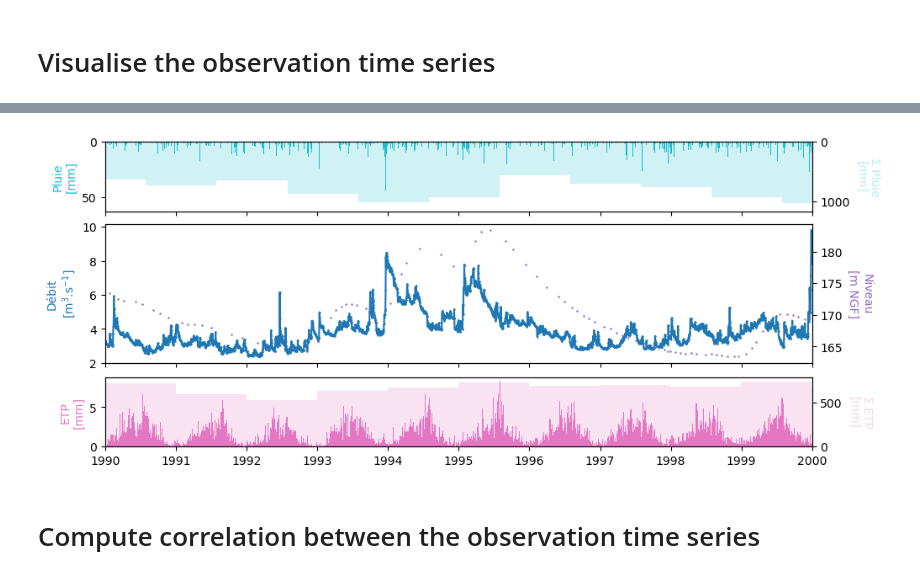
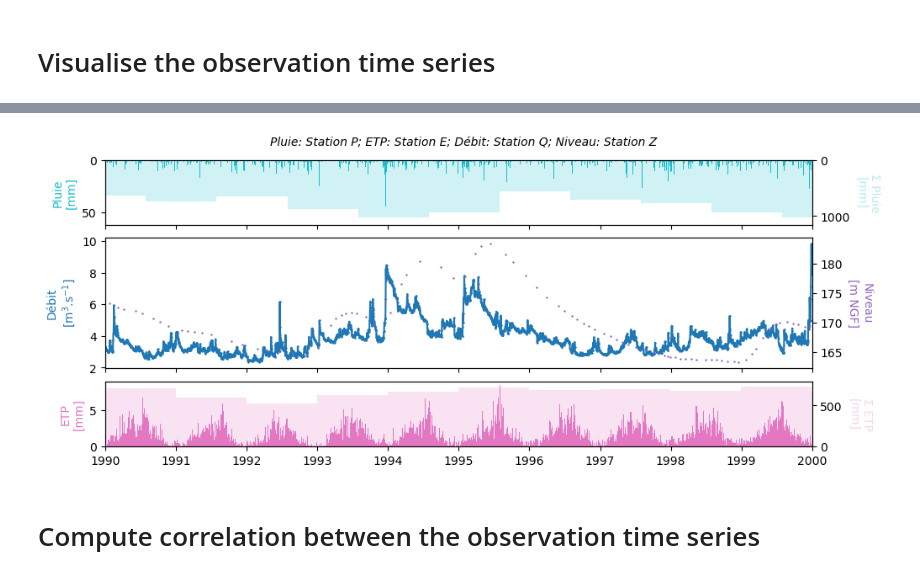
Before and after one commit to ThibHlln/mymeteeaunappes, a Jupyter notebook: myanalysis/demo/myanalysis.ipynb, the cells around one changed output, grey strips where cells are left out. Drawn from its saved outputs; the diff is of its cells as text; code cells hidden in the pictures.

Commit message:
add possibility to add supplementary info about data on plot

```diff
--- a/myanalysis/demo/myanalysis.ipynb
+++ b/myanalysis/demo/myanalysis.ipynb
@@ -25,16 +25,20 @@ plot_time_series(working_dir: str, rainfall_filename: str = None, pet_filename:
 # %%
 myanalysis.visualise.plot_time_series(
     working_dir='../../examples/my-example',
     rainfall_filename='pluie.prn',
     pet_filename='etp.prn',
     streamflow_filename='debit.prn',
     piezo_level_filename='niveau.prn',
+    rainfall_info='Station P',
+    pet_info='Station E',
+    streamflow_info='Station Q',
+    piezo_level_info='Station Z',
     rainfall_secondary_frequency='A-JUL',
     pet_secondary_frequency='A',
     start='1990-01-01', end='2000-01-01'
 )
 # %% [output]
-[figure, old version]
+[figure, new version]
 # %% [markdown]
 # Compute correlation between the observation time series
 # %%
```
Also changed, not shown: parts of 1 cell of this notebook, 1 other file.
